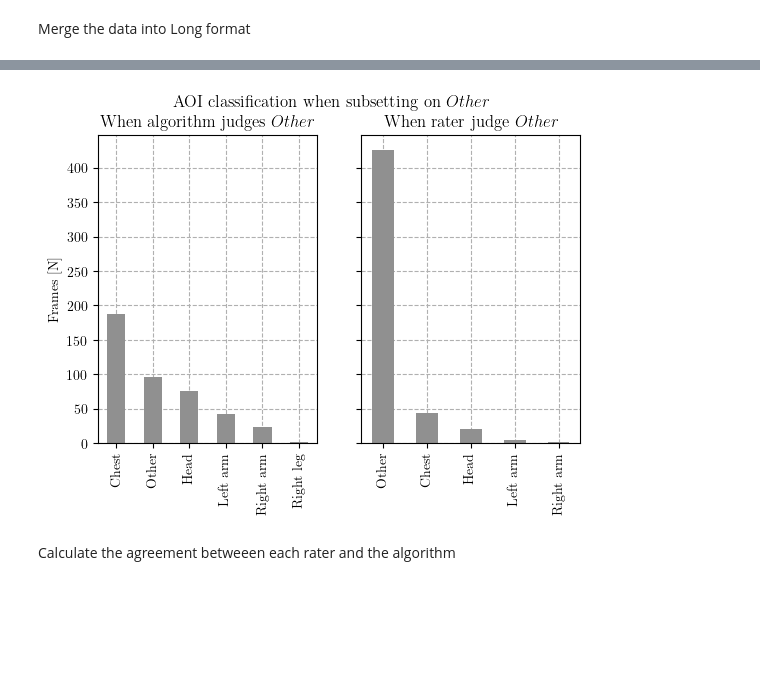
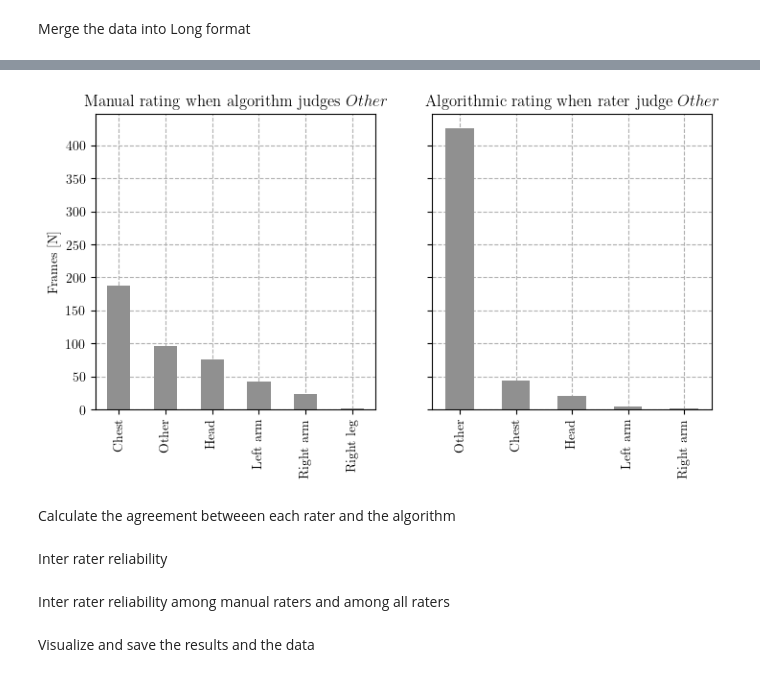
Before and after one commit to footballdaniel/AlgorithmicValidation, a Jupyter notebook: _dataInterpretation/rating_agreement_all.ipynb, the cells around one changed output, grey strips where cells are left out. Cells and saved outputs as stored; diff of their text form; code cells hidden in the pictures; blank space fills up the shorter version.

```diff
--- a/_dataInterpretation/rating_agreement_all.ipynb
+++ b/_dataInterpretation/rating_agreement_all.ipynb
@@ -114,39 +99,39 @@ pct_rater1 = df.loc[df.isAnyOther == 1, 'Algorithm_Label'].value_counts()
 
 # Plot settings
 # Requires probably on linux: sudo apt-get install dvipng texlive-latex-extra texlive-fonts-recommended cm-super
 mpl.rcParams.update(
     {
         'font.family': 'serif',
         'text.usetex': True,
     }
 )
 
 # Figure settings for export
-pts_document_with = 450. # How wide is the page
+pts_document_with = 600. # How wide is the page
 pts_per_inch = 1. / 72.27
 figure_width = pts_document_with * pts_per_inch
 
 # Plot
 fig, axes = plt.subplots(nrows=1, ncols=2, figsize = (figure_width,4), sharey = True)
 
 axes[0].set_axisbelow(True)
 axes[1].set_axisbelow(True)
 
 pct_algorithm.plot(kind = 'bar', ax = axes[0], color = '#909090')
 pct_rater1.plot(kind = 'bar', ax = axes[1], color = '#909090')
 
 axes[0].grid(linestyle='dashed')
 axes[1].grid(linestyle='dashed')
 
-fig.suptitle("AOI classification when subsetting on $Other$")
+# fig.suptitle("AOI classification when subsetting on $Other$")
 axes[0].set_ylabel("Frames [N]")
-axes[0].set_title("When algorithm judges $Other$")
-axes[1].set_title("When rater judge $Other$")
+axes[0].set_title("Manual rating when algorithm judges $Other$")
+axes[1].set_title("Algorithmic rating when rater judge $Other$")
 
 # Save
-plt.savefig("RaterOtherSubset.svg", bbox_inches='tight')
+plt.savefig("plots/RaterOtherSubset.svg", bbox_inches='tight')
 # %% [output]
-[figure, old version]
+[figure, new version]
 # %% [markdown]
 Calculate the agreement betweeen each rater and the algorithm
 # %%
@@ -172,0 +167,2 @@ df.to_csv("data_all.csv")
+# %% [markdown]
+Inter rater reliability
@@ -172,0 +184,2 @@ df.to_csv("data_all.csv")
+# %% [markdown]
+Inter rater reliability among manual raters and among all raters
@@ -172,0 +200,2 @@ df.to_csv("data_all.csv")
+# %% [markdown]
+Visualize and save the results and the data
```
Also changed, not shown: parts of 11 cells of this notebook, 13 other files.
